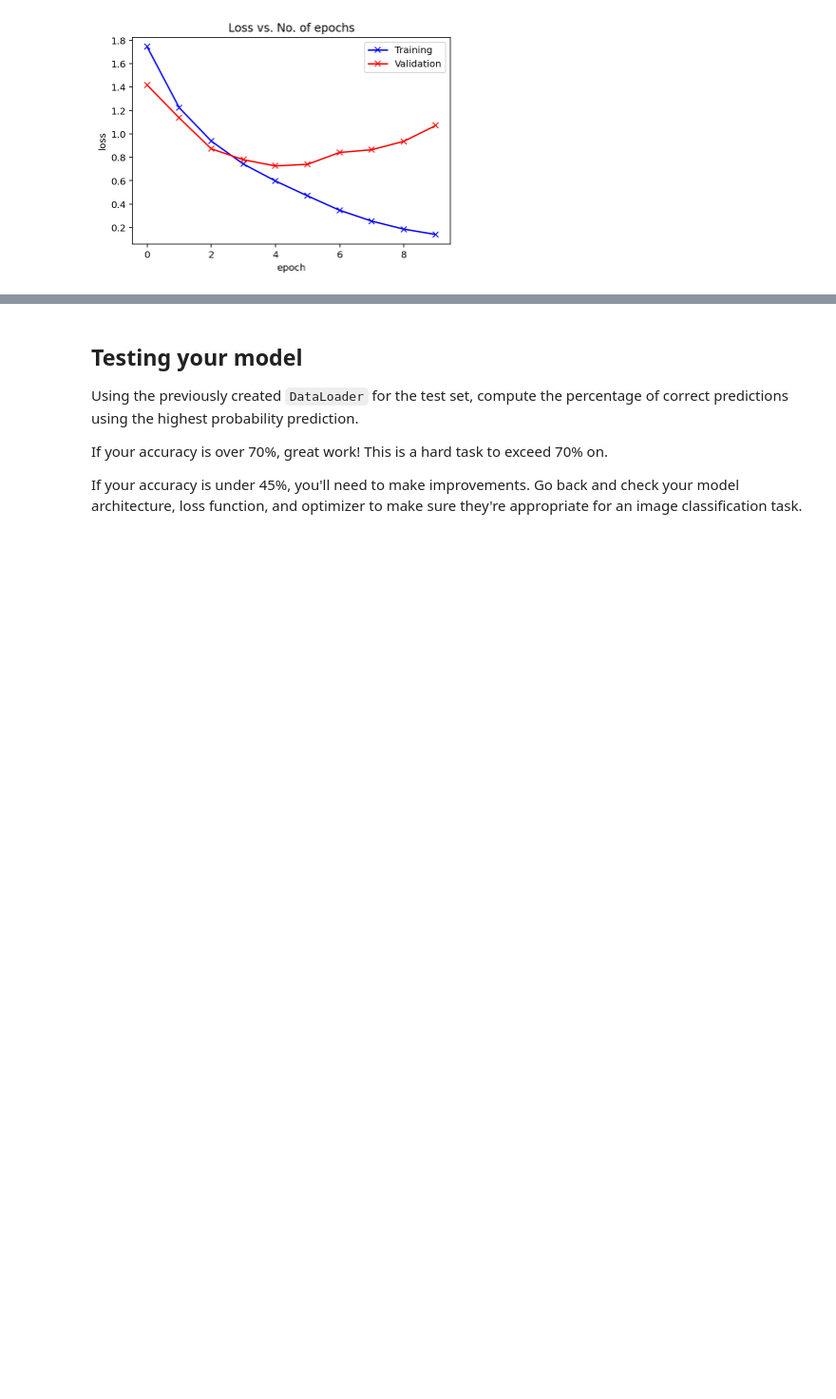
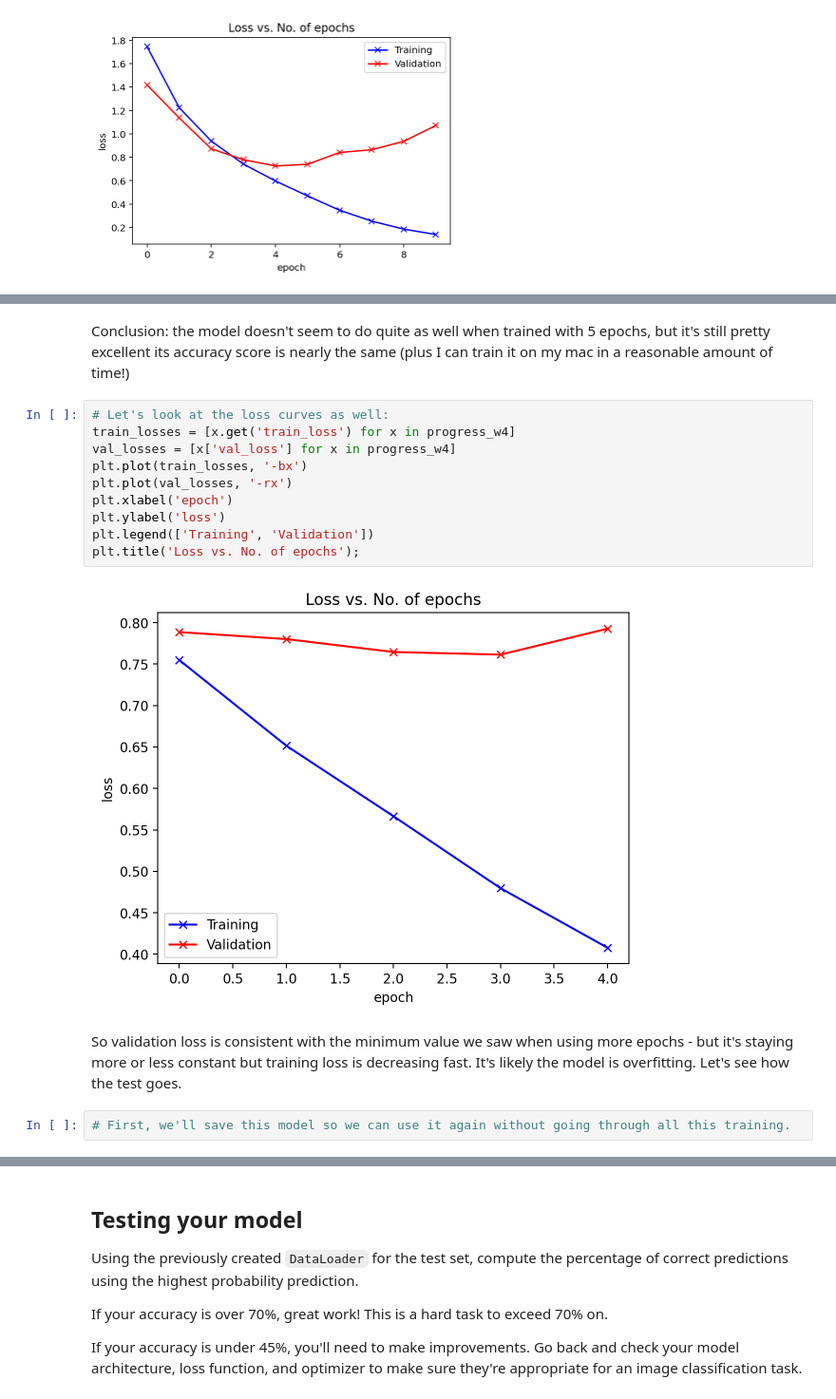
Before and after one commit to squidstein/CIFAR10-Classifier, a Jupyter notebook: Notebooks/Trained_CIFAR10_Classifier-Kagv1.ipynb, the cells around one changed output, grey strips where cells are left out. Shown at 95% size. Saved outputs shown, nothing was run; the diff lists cells and outputs as text; blank space fills up the shorter version.

```diff
--- a/Notebooks/Trained_CIFAR10_Classifier-Kagv1.ipynb
+++ b/Notebooks/Trained_CIFAR10_Classifier-Kagv1.ipynb
@@ -487,0 +540,19 @@ plt.title('Loss vs. No. of epochs');
+# %% [markdown]
+Conclusion: the model doesn't seem to do quite as well when trained with 5 epochs, but it's still pretty excellent its accuracy score is nearly the same (plus I can train it on my mac in a reasonable amount of time!)
+# %%
+# Let's look at the loss curves as well:
+train_losses = [x.get('train_loss') for x in progress_w4]
+val_losses = [x['val_loss'] for x in progress_w4]
+plt.plot(train_losses, '-bx')
+plt.plot(val_losses, '-rx')
+plt.xlabel('epoch')
+plt.ylabel('loss')
+plt.legend(['Training', 'Validation'])
+plt.title('Loss vs. No. of epochs');
+# %% [output]
+[figure, added]
+# %% [markdown]
+So validation loss is consistent with the minimum value we saw when using more epochs - but it's staying more or less constant but training loss is decreasing fast. It's likely the model is overfitting.
+Let's see how the test goes.
+# %%
+# First, we'll save this model so we can use it again without going through all this training.
```
Also changed, not shown: parts of 23 cells of this notebook, 1 other file.
